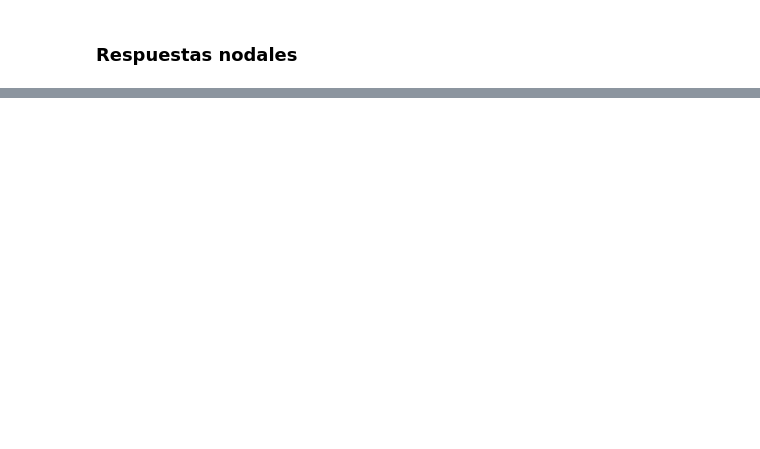
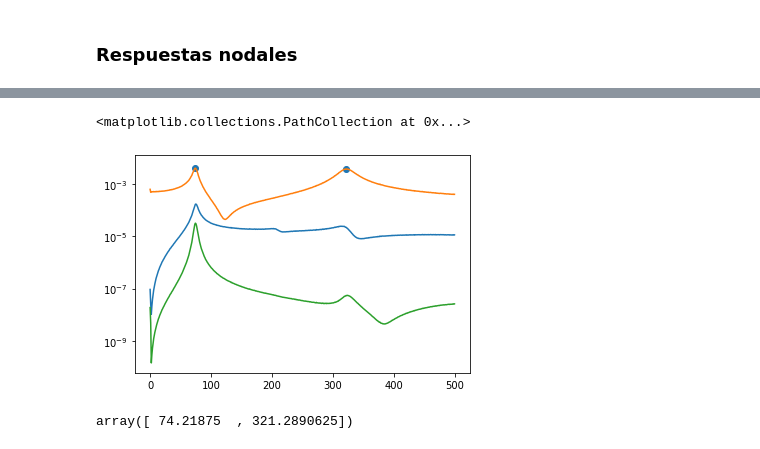
Before and after one commit to rafadodo/atelier, a Jupyter notebook: modal_analysis_from_f06.ipynb, the cells around one changed output, grey strips where cells are left out. Saved outputs shown, nothing was run; the diff lists cells and outputs as text; code cells hidden in the pictures; blank space fills up the shorter version.

```diff
--- a/modal_analysis_from_f06.ipynb
+++ b/modal_analysis_from_f06.ipynb
@@ -189,0 +152,15 @@ array([3.39306326e-02, 2.00542759e-04, 1.61803337e-01, 3.38205123e-02,
+# %%
+f_H = f_Sxf[:len(f_Sxf)//2]
+H1 = S_xf[:len(f_H),:]/Ug_psd[:len(f_H), np.newaxis]
+# H1 = S_xf/Ug_psd[:, np.newaxis]
+mode_ind_H1 = np.array([m for m in signal.argrelmax(np.abs(H1[:len(f_H)//4, -3]), order=30)]).flatten()
+# %%
+plt.semilogy(f_H[:len(f_H)//4], np.abs(H1[:len(f_H)//4,-4:-1]))
+plt.scatter(f_H[mode_ind_H1], np.abs(H1[mode_ind_H1,-3]))
+# %% [output]
+<matplotlib.collections.PathCollection at 0x...>
+[figure, added]
+# %%
+f_H[mode_ind_H1]
+# %% [output]
+array([ 74.21875  , 321.2890625])
```
Also changed, not shown: parts of 48 cells of this notebook, 1 other file.
